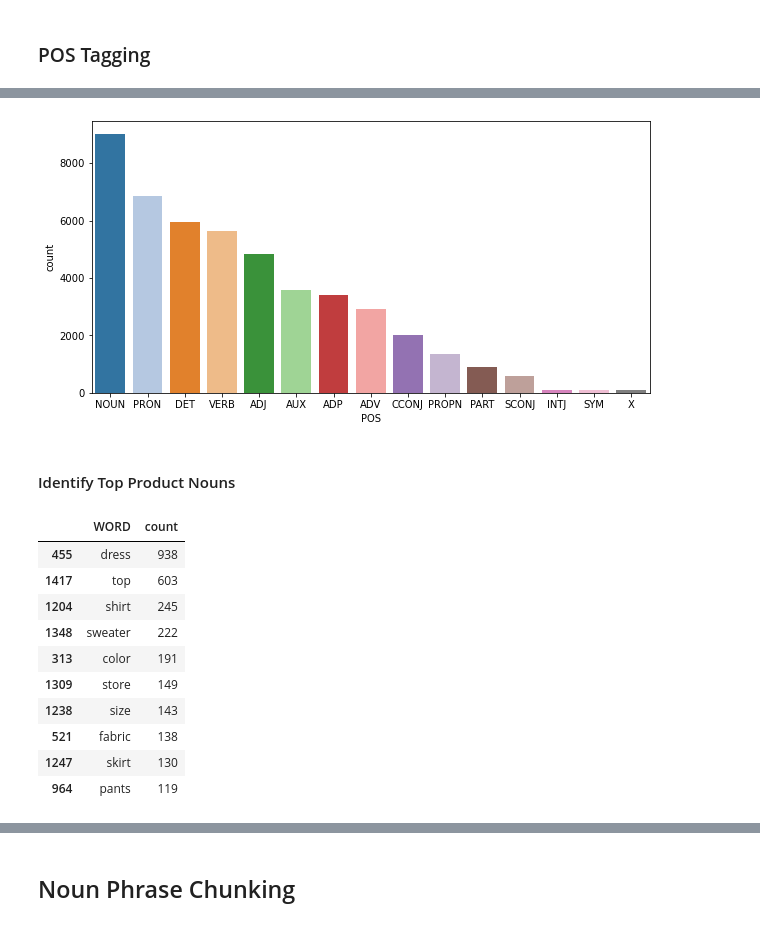
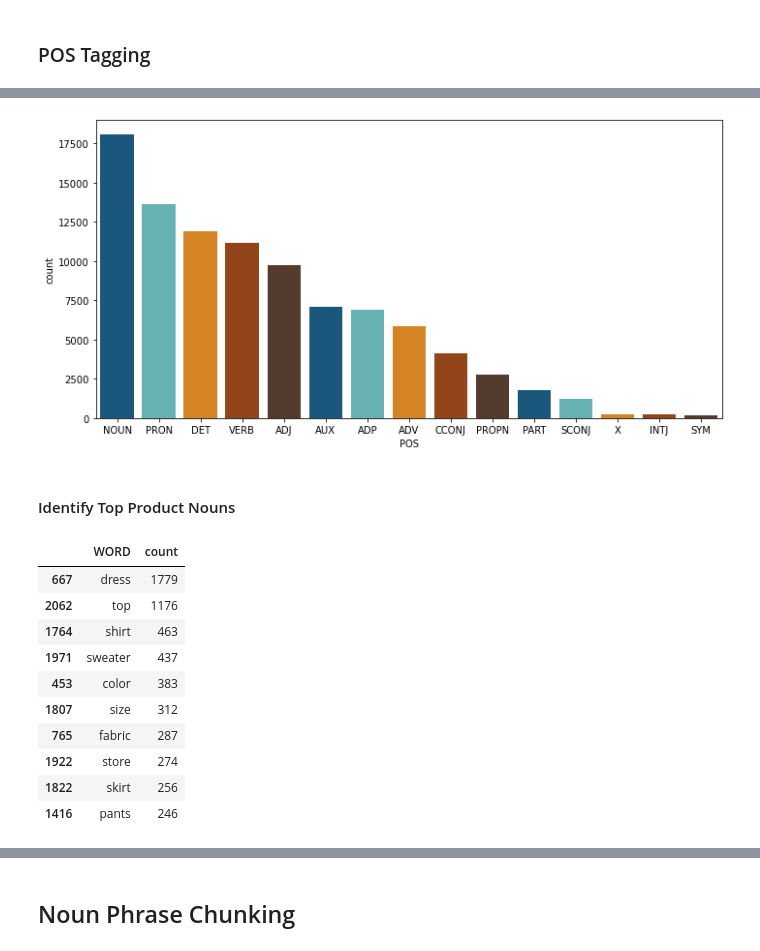
Before and after one commit to broepke/POS, a Jupyter notebook: pos.ipynb, the cells around one changed output, grey strips where cells are left out. Drawn from its saved outputs; the diff is of its cells as text; code cells hidden in the pictures.

```diff
--- a/pos.ipynb
+++ b/pos.ipynb
@@ -122,8 +122,8 @@ def pos_tag(text):
 
     return df
 # %%
-# Take a random sample of reviews (5,000)
-df2 = df.sample(5000, random_state=42).copy()
+# Take a random sample of reviews
+df2 = df.sample(10000, random_state=42).copy()
 # Create an empty dataframe to store the results
 df_pos = pd.DataFrame(columns = ['WORD', 'POS'])
 # Iterate through the reviews and append each POS tag to the dataframe
@@ -159,8 +141,11 @@ df_top_pos
 # %%
 plt.figure(figsize=(10,5))
-sns.barplot(data =df_top_pos, x='POS', y='count', palette="tab20");
+sns.barplot(data =df_top_pos, x='POS', y='count', palette=['#0B5B8C', '#5ABFBF', '#F28705', '#A64005', '#593A28'])
+
+plt.tight_layout()
+plt.savefig('pos_01.png', dpi=300);
 # %% [output]
-[figure, old version]
+[figure, new version]
 # %% [markdown]
 #### Identify Top Product Nouns
 # %%
@@ -169,16 +154,16 @@ df_nn.groupby('WORD')['WORD'].count().reset_index(name='count').\
     sort_values(['count'], ascending=False).head(10)
 # %% [output]
 |  | WORD | count |
-| 455 | dress | 938 |
-| 1417 | top | 603 |
-| 1204 | shirt | 245 |
-| 1348 | sweater | 222 |
-| 313 | color | 191 |
-| 1309 | store | 149 |
-| 1238 | size | 143 |
-| 521 | fabric | 138 |
-| 1247 | skirt | 130 |
-| 964 | pants | 119 |
+| 667 | dress | 1779 |
+| 2062 | top | 1176 |
+| 1764 | shirt | 463 |
+| 1971 | sweater | 437 |
+| 453 | color | 383 |
+| 1807 | size | 312 |
+| 765 | fabric | 287 |
+| 1922 | store | 274 |
+| 1822 | skirt | 256 |
+| 1416 | pants | 246 |
 # %%
 df_adj = df_pos[df_pos['POS'] == 'ADJ'].copy()
 df_adj.groupby('WORD')['WORD'].count().reset_index(name='count').\
```
Also changed, not shown: parts of 7 cells of this notebook, 1 other file.
